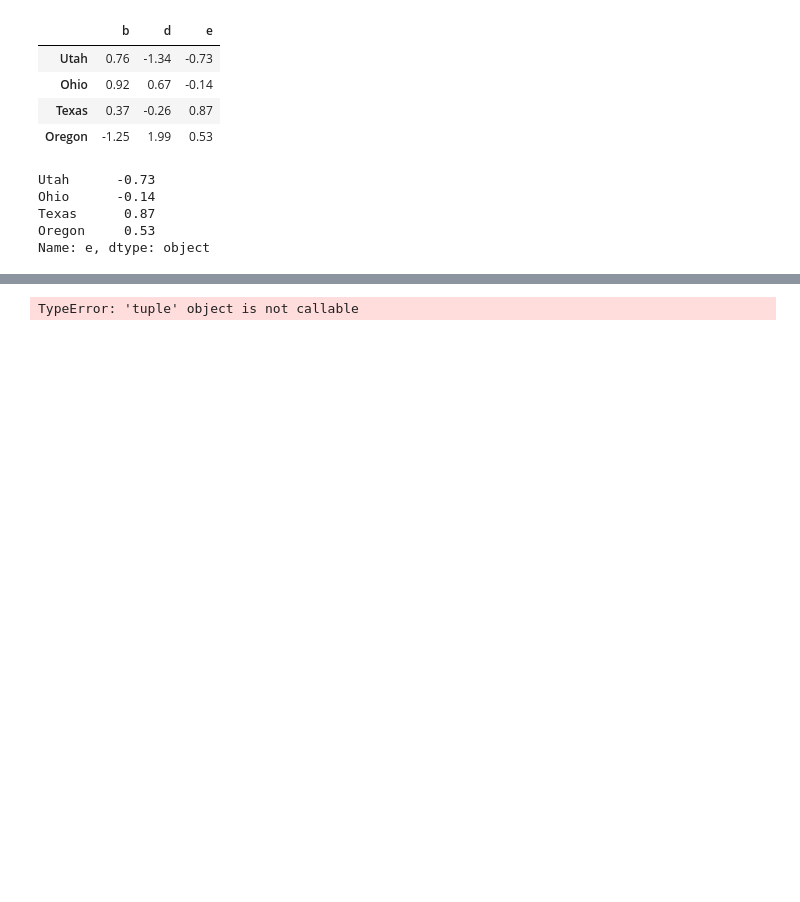
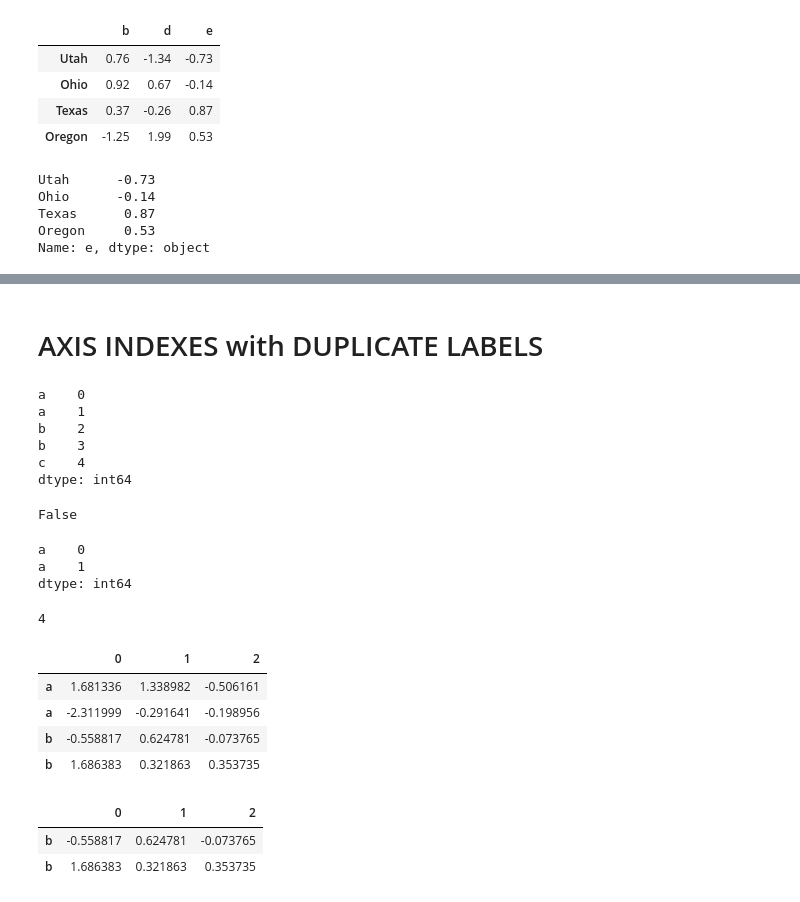
Before and after one commit to LydiaStoneKonstanski/WesCh5, a Jupyter notebook: Chapter5WorkAlong.ipynb, the cells around one changed output, grey strips where cells are left out. Drawn from its saved outputs; the diff is of its cells as text; code cells hidden in the pictures; blank space fills up the shorter version.

```diff
--- a/Chapter5WorkAlong.ipynb
+++ b/Chapter5WorkAlong.ipynb
@@ -1153,0 +1308,2 @@ obj = pd.Series(range(4),
+# %% [markdown]
+# AXIS INDEXES with DUPLICATE LABELS
@@ -1154,4 +1312,39 @@ obj = pd.Series(range(4),
+# %%
+obj
+# %% [output]
+a    0
+a    1
+b    2
+b    3
+c    4
+dtype: int64
 # %%
-obj.sort=index()
+obj.index.is_unique
 # %% [output]
-TypeError: 'tuple' object is not callable
+False
+# %%
+obj['a']
+# %% [output]
+a    0
+a    1
+dtype: int64
+# %%
+obj['c']
+# %% [output]
+4
+# %%
+df= pd.DataFrame(np.random.randn(4,3), index=['a', 'a', 'b', 'b'])
+# %%
+df
+# %% [output]
+|  | 0 | 1 | 2 |
+| a | 1.681336 | 1.338982 | -0.506161 |
+| a | -2.311999 | -0.291641 | -0.198956 |
+| b | -0.558817 | 0.624781 | -0.073765 |
+| b | 1.686383 | 0.321863 | 0.353735 |
+# %%
+df.loc['b']
+# %% [output]
+|  | 0 | 1 | 2 |
+| b | -0.558817 | 0.624781 | -0.073765 |
+| b | 1.686383 | 0.321863 | 0.353735 |
```
Also changed, not shown: parts of 28 cells of this notebook.
